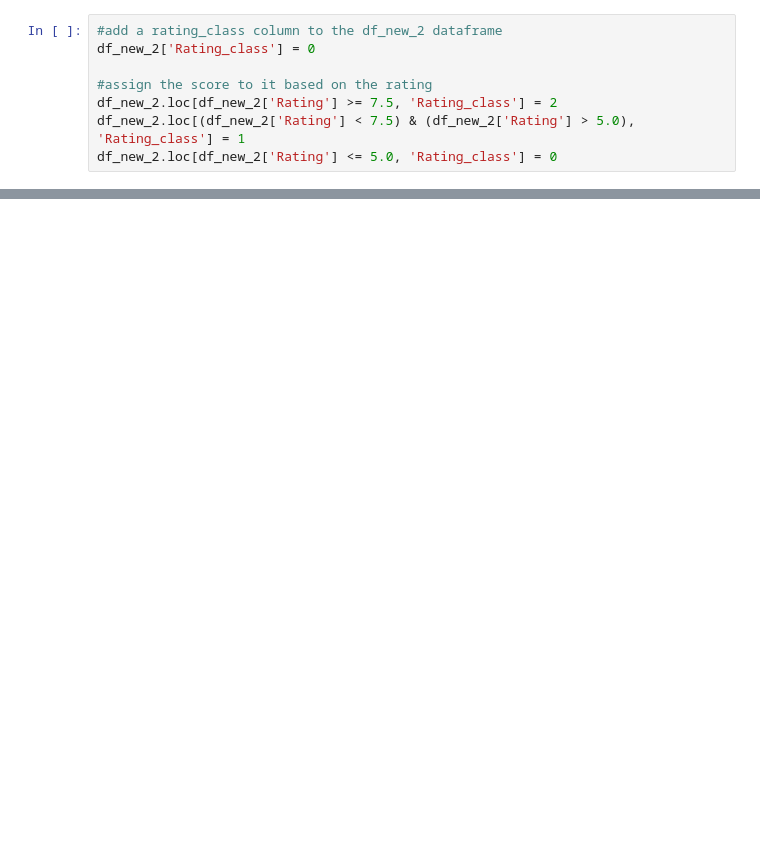
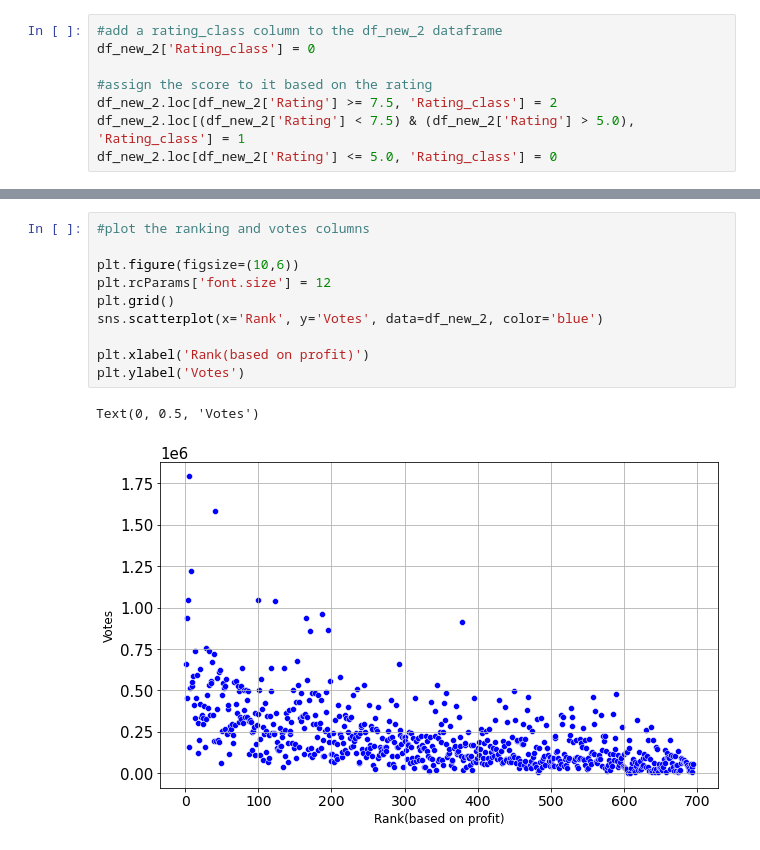
Before and after one commit to Misperia/FDS_project_2023, a Jupyter notebook: notebook.ipynb, the cells around one changed output, grey strips where cells are left out. Drawn from its saved outputs; the diff is of its cells as text; blank space fills up the shorter version.

```diff
--- a/notebook.ipynb
+++ b/notebook.ipynb
@@ -1263,0 +1112,13 @@ plt.show()
+# %%
+#plot the ranking and votes columns
+
+plt.figure(figsize=(10,6))
+plt.rcParams['font.size'] = 12
+plt.grid()
+sns.scatterplot(x='Rank', y='Votes', data=df_new_2, color='blue')
+
+plt.xlabel('Rank(based on profit)')
+plt.ylabel('Votes')
+# %% [output]
+Text(0, 0.5, 'Votes')
+[figure, added]
```
Also changed, not shown: parts of 71 cells of this notebook, 6 other files.
